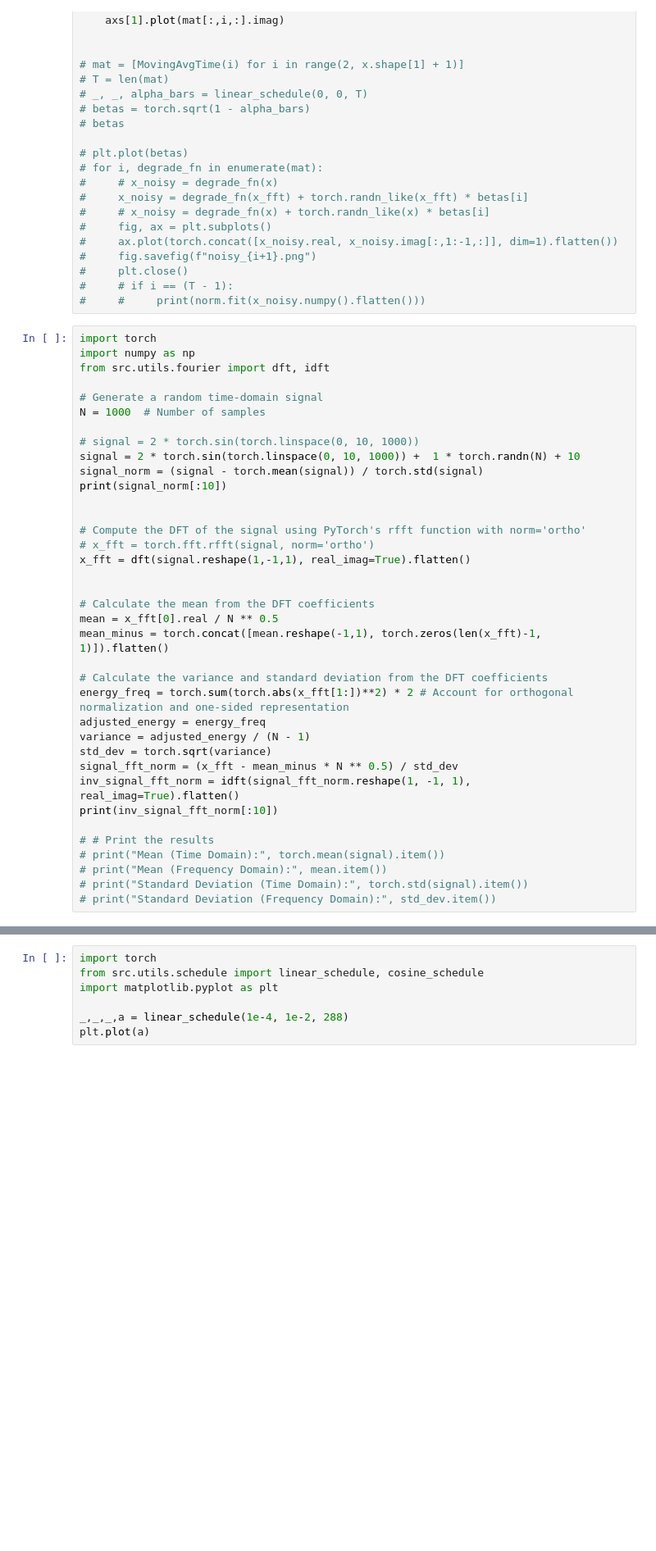
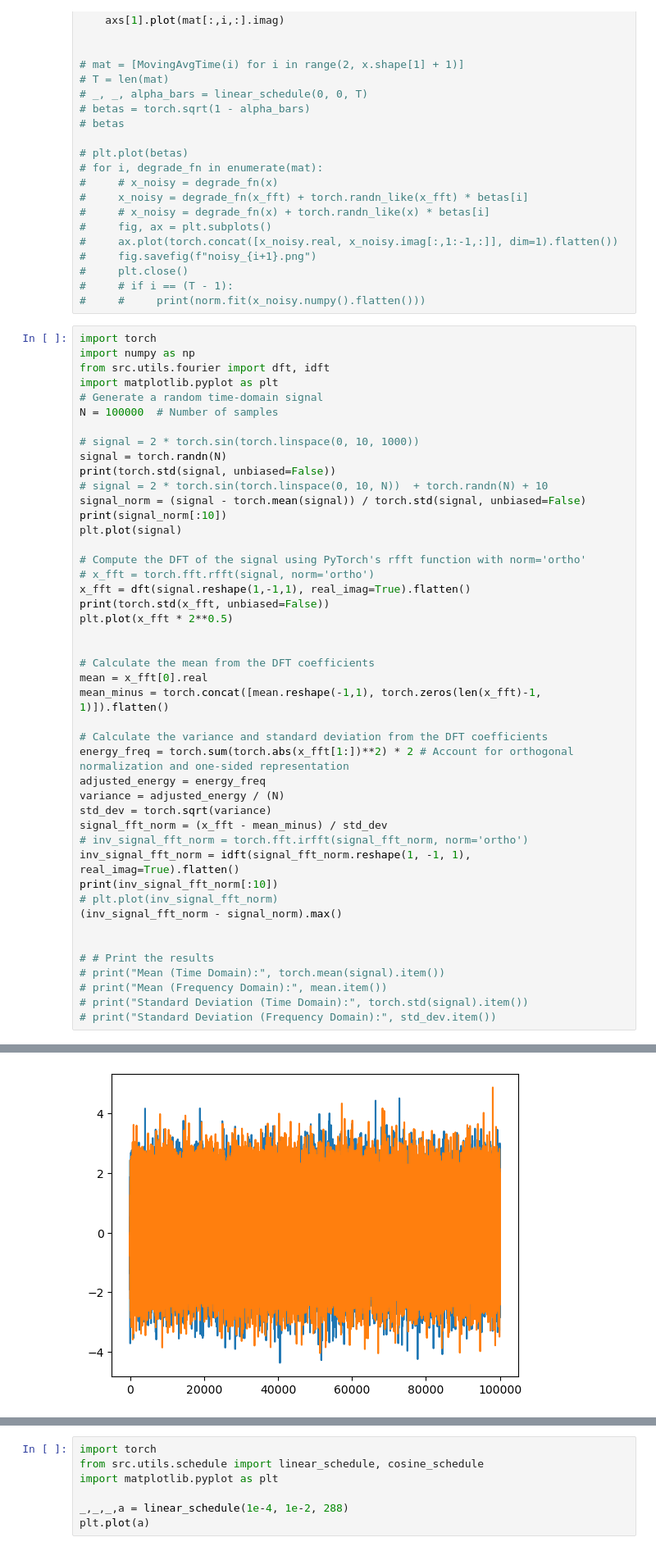
Before and after one commit to WillWang1113/Moving-Average-Diffusion, a Jupyter notebook: notebooks/test.ipynb, the cells around one changed output, grey strips where cells are left out. Shown at 82% size. Drawn from its saved outputs; the diff is of its cells as text; blank space fills up the shorter version.

```diff
--- a/notebooks/test.ipynb
+++ b/notebooks/test.ipynb
@@ -262,33 +262,41 @@ for i in range(len(freq)):
 import torch
 import numpy as np
 from src.utils.fourier import dft, idft
-
+import matplotlib.pyplot as plt
 # Generate a random time-domain signal
-N = 1000  # Number of samples
+N = 100000  # Number of samples
 
 # signal = 2 * torch.sin(torch.linspace(0, 10, 1000))
-signal = 2 * torch.sin(torch.linspace(0, 10, 1000)) +  1 * torch.randn(N) + 10
-signal_norm = (signal - torch.mean(signal)) / torch.std(signal)
+signal = torch.randn(N)
+print(torch.std(signal, unbiased=False))
+# signal = 2 * torch.sin(torch.linspace(0, 10, N))  + torch.randn(N) + 10
+signal_norm = (signal - torch.mean(signal)) / torch.std(signal, unbiased=False)
 print(signal_norm[:10])
-
+plt.plot(signal)
 
 # Compute the DFT of the signal using PyTorch's rfft function with norm='ortho'
 # x_fft = torch.fft.rfft(signal, norm='ortho')
 x_fft = dft(signal.reshape(1,-1,1), real_imag=True).flatten()
+print(torch.std(x_fft, unbiased=False))
+plt.plot(x_fft * 2**0.5)
 
 
 # Calculate the mean from the DFT coefficients
-mean = x_fft[0].real / N ** 0.5
+mean = x_fft[0].real
 mean_minus = torch.concat([mean.reshape(-1,1), torch.zeros(len(x_fft)-1, 1)]).flatten()
 
 # Calculate the variance and standard deviation from the DFT coefficients
 energy_freq = torch.sum(torch.abs(x_fft[1:])**2) * 2 # Account for orthogonal normalization and one-sided representation
 adjusted_energy = energy_freq
-variance = adjusted_energy / (N - 1)
+variance = adjusted_energy / (N)
 std_dev = torch.sqrt(variance)
-signal_fft_norm = (x_fft - mean_minus * N ** 0.5) / std_dev
+signal_fft_norm = (x_fft - mean_minus) / std_dev
+# inv_signal_fft_norm = torch.fft.irfft(signal_fft_norm, norm='ortho')
 inv_signal_fft_norm = idft(signal_fft_norm.reshape(1, -1, 1), real_imag=True).flatten()
 print(inv_signal_fft_norm[:10])
+# plt.plot(inv_signal_fft_norm)
+(inv_signal_fft_norm - signal_norm).max()
+
 
 # # Print the results
 # print("Mean (Time Domain):", torch.mean(signal).item())
@@ -303,3 +314,4 @@ tensor([ 0.1571, -0.2738, -0.0183,  0.7800, -0.2233, -0.7697, -1.6691,  0.3510,
+[figure, added]
 # %%
 import torch
 # from src.schedules.collection import linear_schedule, cosine_schedule
```
Also changed, not shown: parts of 2 cells of this notebook, 13 other files.
